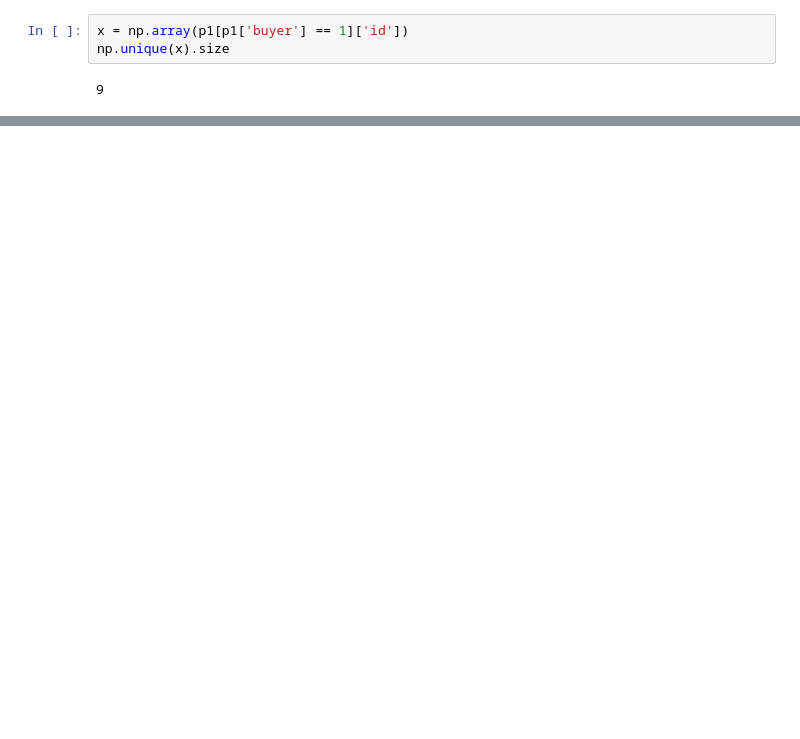
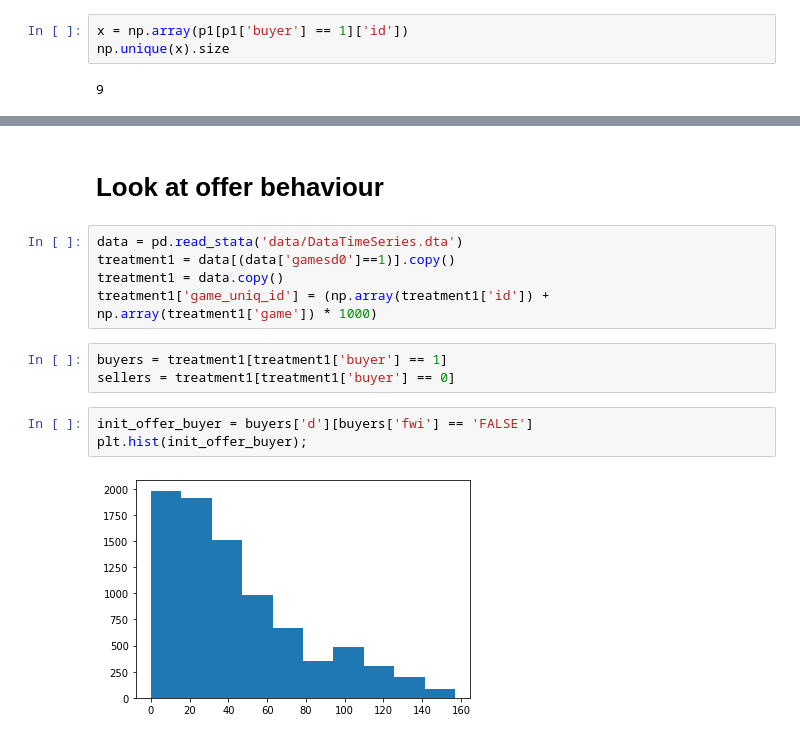
Before and after one commit to Alehud/RL_for_markets, a Jupyter notebook: data_analysis.ipynb, the cells around one changed output, grey strips where cells are left out. Drawn from its saved outputs; the diff is of its cells as text; blank space fills up the shorter version.

```diff
--- a/data_analysis.ipynb
+++ b/data_analysis.ipynb
@@ -116,0 +129,15 @@ plt.colorbar()
+# %% [markdown]
+# Look at offer behaviour
+# %%
+data = pd.read_stata('data/DataTimeSeries.dta')
+treatment1 = data[(data['gamesd0']==1)].copy()
+treatment1 = data.copy()
+treatment1['game_uniq_id'] = (np.array(treatment1['id']) + np.array(treatment1['game']) * 1000)
+# %%
+buyers = treatment1[treatment1['buyer'] == 1]
+sellers = treatment1[treatment1['buyer'] == 0]
+# %%
+init_offer_buyer = buyers['d'][buyers['fwi'] == 'FALSE']
+plt.hist(init_offer_buyer);
+# %% [output]
+[figure, added]
```
Also changed, not shown: parts of 10 cells of this notebook.
